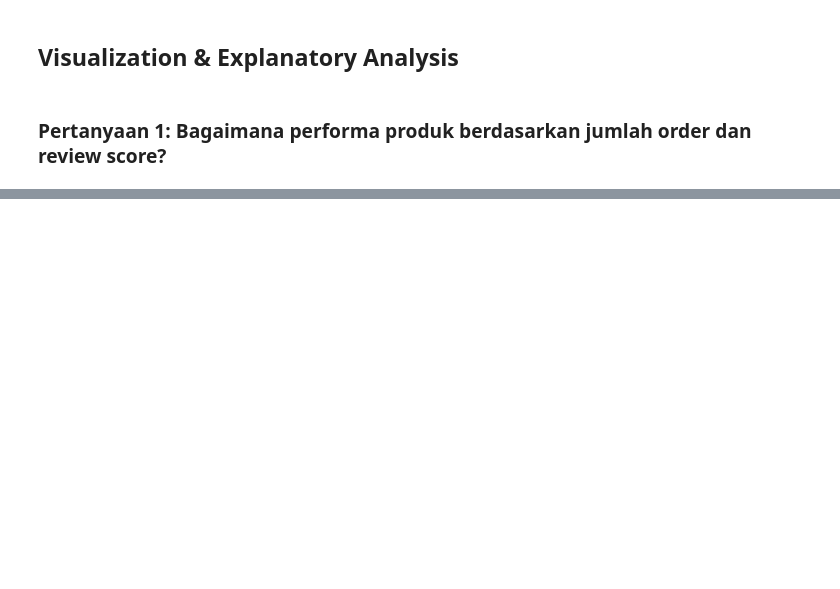
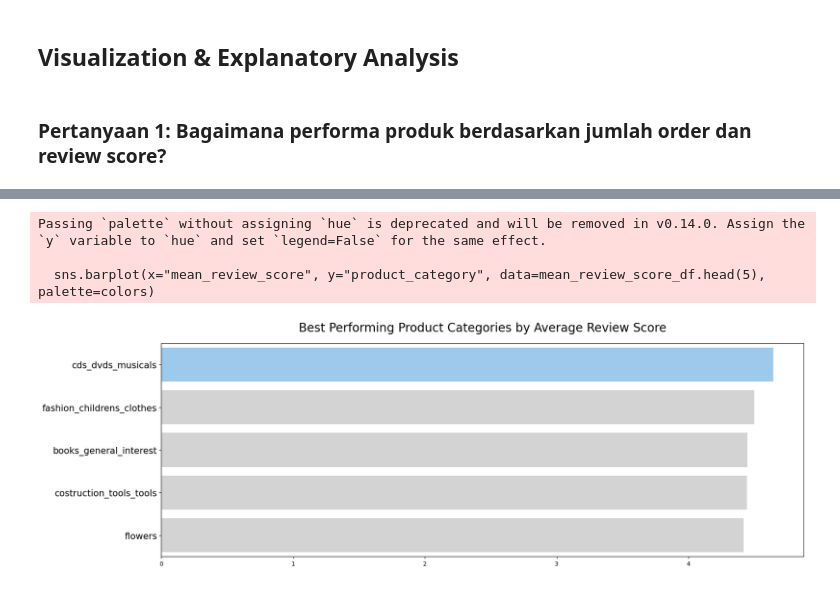
Before and after one commit to rahmi-ind/ecommerce_analysis, a Jupyter notebook: notebook.ipynb, the cells around one changed output, grey strips where cells are left out. Cells and saved outputs as stored; diff of their text form; code cells hidden in the pictures; blank space fills up the shorter version.

```diff
--- a/notebook.ipynb
+++ b/notebook.ipynb
@@ -460,0 +532,3 @@ order_items_df.head()
+# %%
+order_items_df = order_items_df.merge(order_reviews_df, on="order_id")
+order_items_df.head()
@@ -460,0 +543,7 @@ order_items_df.head()
+# %%
+mean_review_score_df = order_items_df.groupby("product_category_name_english").review_score.mean().sort_values(ascending=False).reset_index()
+mean_review_score_df.rename(columns={
+    "product_category_name_english": "product_category",
+    "review_score": "mean_review_score"
+}, inplace=True)
+mean_review_score_df.head()
@@ -460,0 +559,18 @@ order_items_df.head()
+# %%
+colors = ["#90CAF9", "#D3D3D3", "#D3D3D3", "#D3D3D3", "#D3D3D3"]
+
+plt.figure(figsize=(18, 6))
+sns.barplot(x="mean_review_score", y="product_category", data=mean_review_score_df.head(5), palette=colors)
+plt.ylabel(None)
+plt.xlabel(None)
+plt.yticks(fontsize=15)
+plt.xticks(fontsize=10)
+plt.title("Best Performing Product Categories by Average Review Score", loc="center", fontsize=20, pad=20)
+plt.tight_layout()
+# plt.savefig("images/best-performing-2.png")
+plt.show()
+# %% [output]
+Passing `palette` without assigning `hue` is deprecated and will be removed in v0.14.0. Assign the `y` variable to `hue` and set `legend=False` for the same effect.
+
+  sns.barplot(x="mean_review_score", y="product_category", data=mean_review_score_df.head(5), palette=colors)
+[figure, added]
```
Also changed, not shown: parts of 50 cells of this notebook, 5 other files.
